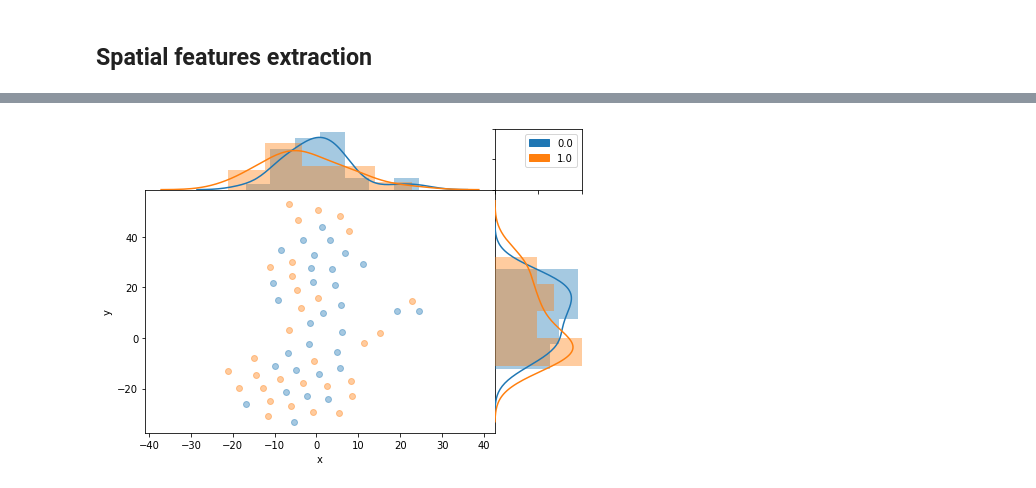
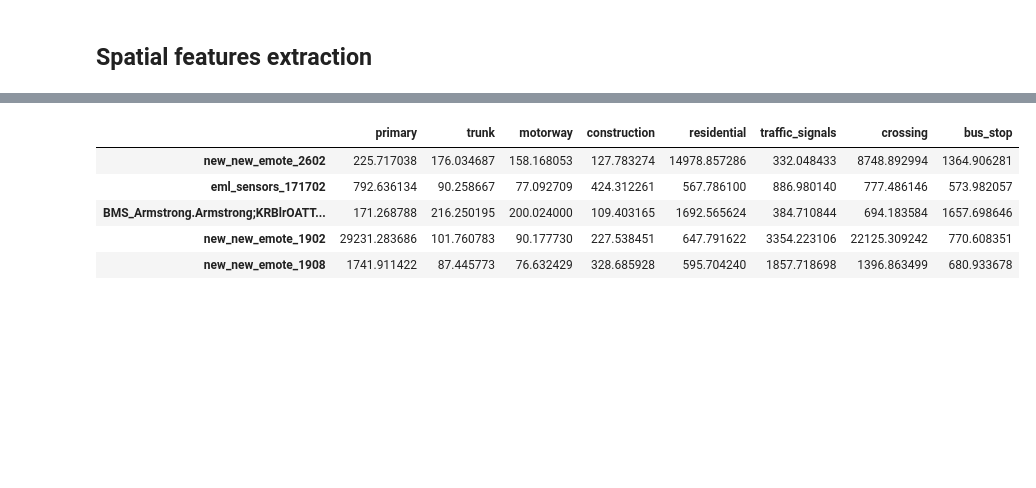
Before and after one commit to adaj/sensingbee, a Jupyter notebook: eda/streets_sensors_features.ipynb, the cells around one changed output, grey strips where cells are left out. Cells and saved outputs as stored; diff of their text form; code cells hidden in the pictures; blank space fills up the shorter version.

```diff
--- a/eda/streets_sensors_features.ipynb
+++ b/eda/streets_sensors_features.ipynb
@@ -136,16 +129,0 @@ Varying distance parameter on spatial_features()
-# %%
-# first, it's necessary to load sensors data to assign to each sensor a class of NO2 incidence
-sensors = pd.read_csv(DATA_FOLDER+'data.csv')
-sensors['Timestamp'] = pd.to_datetime(sensors['Timestamp'])
-sensors = sensors.set_index(['Variable','Sensor Name','Timestamp'])
-# resampling to daily medians
-level_values = sensors.index.get_level_values
-sensors = (sensors.groupby([level_values(i) for i in [0,1]]
-                   +[pd.Grouper(freq='D', level=-1)]).median())
-m = metadata.index.values
-s = sensors.reset_index()
-s = s.loc[s['Sensor Name'].isin(m)]
-sensors = s.set_index(['Variable','Sensor Name','Timestamp'])
-metadata = metadata.loc[sensors.index.get_level_values(1).unique()]
-
-spatial_conf = {'method':'distance', 'lines':['primary','trunk','motorway'], 'points':['traffic_signals']}
@@ -164,11 +129,0 @@ def encoding_sensor_variable_classe(sensors, var):
-# %%
-sf = spatial_features(lines, points, metadata, spatial_conf)
-sf = sf.join(encoding_sensor_variable_classe(sensors, 'NO2')).dropna()
-tsne = TSNE(n_components=2, random_state=0).fit_transform(sf[sf.columns[:-1]])
-tsne = pd.DataFrame(tsne, columns=['x','y'])
-tsne['NO2'] = sf['Value'].values
-
-fig, axes = plt.subplots(ncols=1, nrows=1, figsize=(7,5))
-jointplot_w_hue(data=tsne, x='x', y='y', hue='NO2', fig=fig, path=DATA_FOLDER+'plots/streetfeatures_bydistance.svg')['fig']
-# %% [output]
-[figure, removed]
@@ -249,0 +130,17 @@ def jointplot_w_hue(data, x, y, hue=None, colormap = None,
+# %%
+osm_df = osm_features(lines, points, metadata,
+                     conf={
+                         'method':'distance',
+                         'lines':['primary','trunk','motorway','construction','residential'],
+                         'points':['traffic_signals','crossing','bus_stop']}
+)
+# %%
+osm_df.to_csv(DATA_FOLDER+'street_features_newcastle.csv')
+osm_df.head()
+# %% [output]
+|  | primary | trunk | motorway | construction | residential | traffic_signals | crossing | bus_stop |
+| new_new_emote_2602 | 225.717038 | 176.034687 | 158.168053 | 127.783274 | 14978.857286 | 332.048433 | 8748.892994 | 1364.906281 |
+| eml_sensors_171702 | 792.636134 | 90.258667 | 77.092709 | 424.312261 | 567.786100 | 886.980140 | 777.486146 | 573.982057 |
+| BMS_Armstrong.Armstrong;KRBlrOATT... | 171.268788 | 216.250195 | 200.024000 | 109.403165 | 1692.565624 | 384.710844 | 694.183584 | 1657.698646 |
+| new_new_emote_1902 | 29231.283686 | 101.760783 | 90.177730 | 227.538451 | 647.791622 | 3354.223106 | 22125.309242 | 770.608351 |
+| new_new_emote_1908 | 1741.911422 | 87.445773 | 76.632429 | 328.685928 | 595.704240 | 1857.718698 | 1396.863499 | 680.933678 |
```
Also changed, not shown: parts of 10 cells of this notebook, 7 other files.
